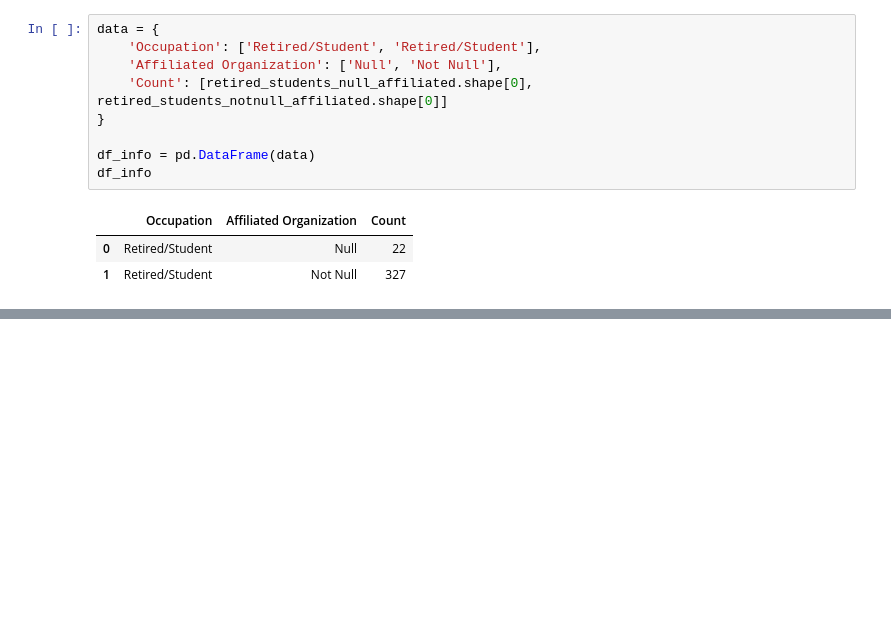
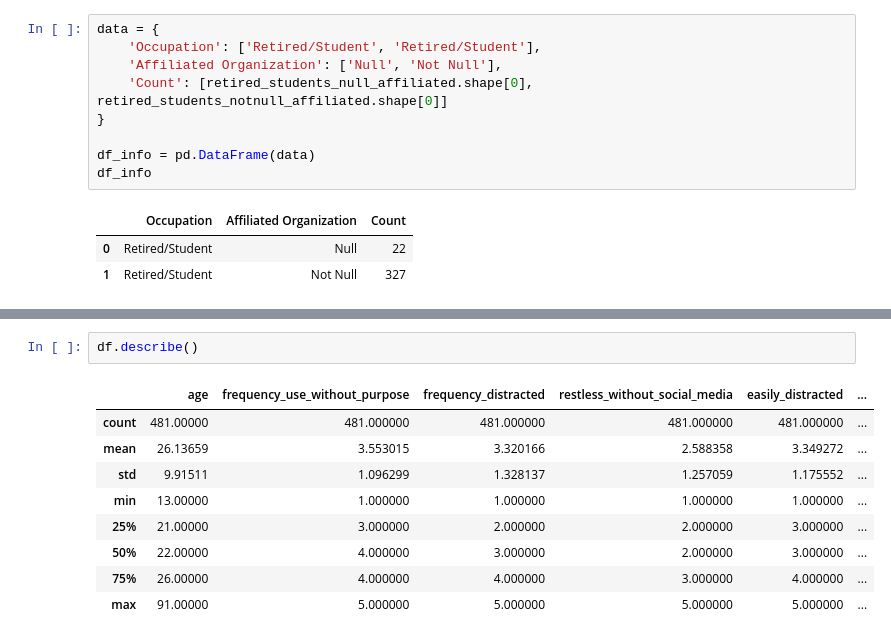
Before and after one commit to ReDI-Data-Analytics-2023/final-project, a Jupyter notebook: giorgiafaedda.ipynb, the cells around one changed output, grey strips where cells are left out. Cells and saved outputs as stored; diff of their text form; blank space fills up the shorter version.

```diff
--- a/giorgiafaedda.ipynb
+++ b/giorgiafaedda.ipynb
@@ -309,0 +424,12 @@ df_info
+# %%
+df.describe()
+# %% [output]
+|  | age | frequency_use_without_purpose | frequency_distracted | restless_without_social_media | easily_distracted | ... |
+| count | 481.00000 | 481.000000 | 481.000000 | 481.000000 | 481.000000 | ... |
+| mean | 26.13659 | 3.553015 | 3.320166 | 2.588358 | 3.349272 | ... |
+| std | 9.91511 | 1.096299 | 1.328137 | 1.257059 | 1.175552 | ... |
+| min | 13.00000 | 1.000000 | 1.000000 | 1.000000 | 1.000000 | ... |
+| 25% | 21.00000 | 3.000000 | 2.000000 | 2.000000 | 3.000000 | ... |
+| 50% | 22.00000 | 4.000000 | 3.000000 | 2.000000 | 3.000000 | ... |
+| 75% | 26.00000 | 4.000000 | 4.000000 | 3.000000 | 4.000000 | ... |
+| max | 91.00000 | 5.000000 | 5.000000 | 5.000000 | 5.000000 | ... |
```
Also changed, not shown: parts of 14 cells of this notebook.
